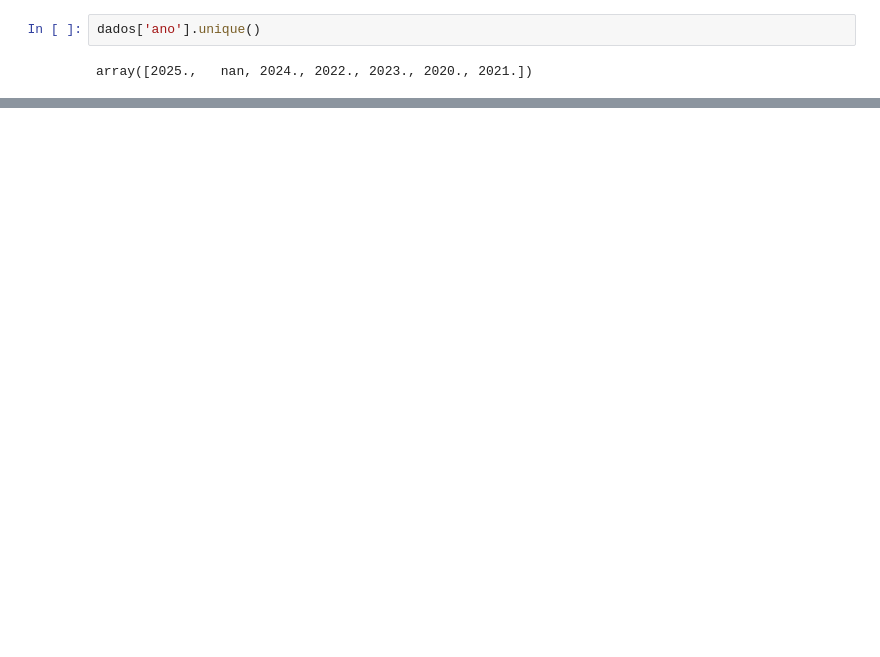
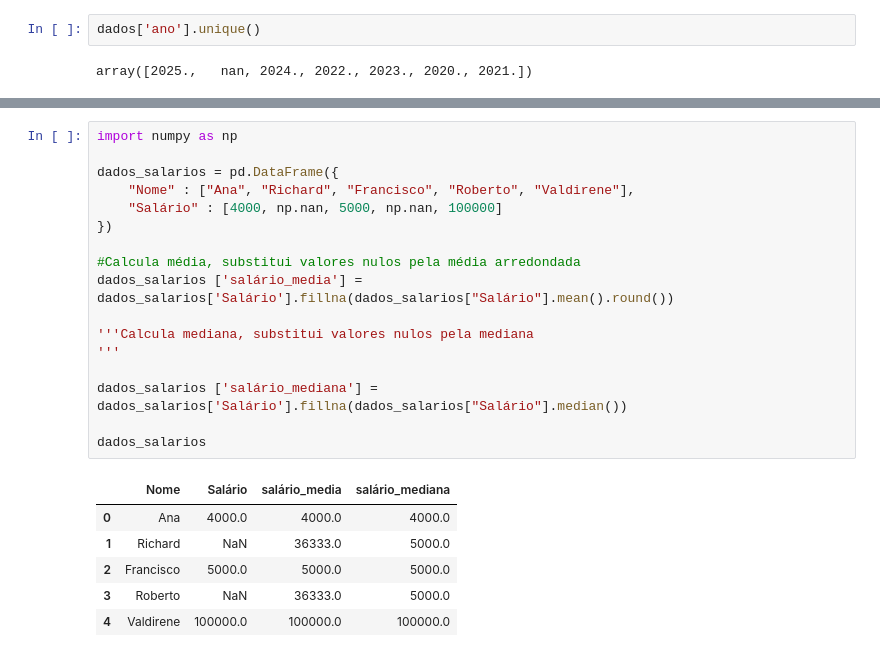
Before and after one commit to enzooxfps/Dados, a Jupyter notebook: GitHub1/Dados.ipynb, the cells around one changed output, grey strips where cells are left out. Saved outputs shown, nothing was run; the diff lists cells and outputs as text; blank space fills up the shorter version.

```diff
--- a/GitHub1/Dados.ipynb
+++ b/GitHub1/Dados.ipynb
@@ -187,0 +191,24 @@ Name: count, dtype: int64
+# %%
+import numpy as np
+
+dados_salarios = pd.DataFrame({
+    "Nome" : ["Ana", "Richard", "Francisco", "Roberto", "Valdirene"],
+    "Salário" : [4000, np.nan, 5000, np.nan, 100000]
+})
+
+#Calcula média, substitui valores nulos pela média arredondada
+dados_salarios ['salário_media'] = dados_salarios['Salário'].fillna(dados_salarios["Salário"].mean().round())
+
+'''Calcula mediana, substitui valores nulos pela mediana
+'''
+
+dados_salarios ['salário_mediana'] = dados_salarios['Salário'].fillna(dados_salarios["Salário"].median())
+
+dados_salarios
+# %% [output]
+|  | Nome | Salário | salário_media | salário_mediana |
+| 0 | Ana | 4000.0 | 4000.0 | 4000.0 |
+| 1 | Richard | NaN | 36333.0 | 5000.0 |
+| 2 | Francisco | 5000.0 | 5000.0 | 5000.0 |
+| 3 | Roberto | NaN | 36333.0 | 5000.0 |
+| 4 | Valdirene | 100000.0 | 100000.0 | 100000.0 |
```
Also changed, not shown: parts of 6 cells of this notebook, 1 other file.
